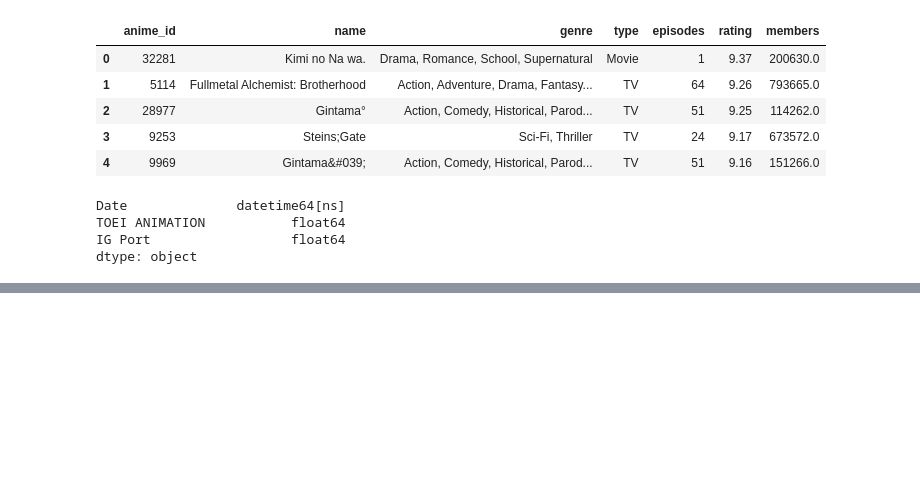
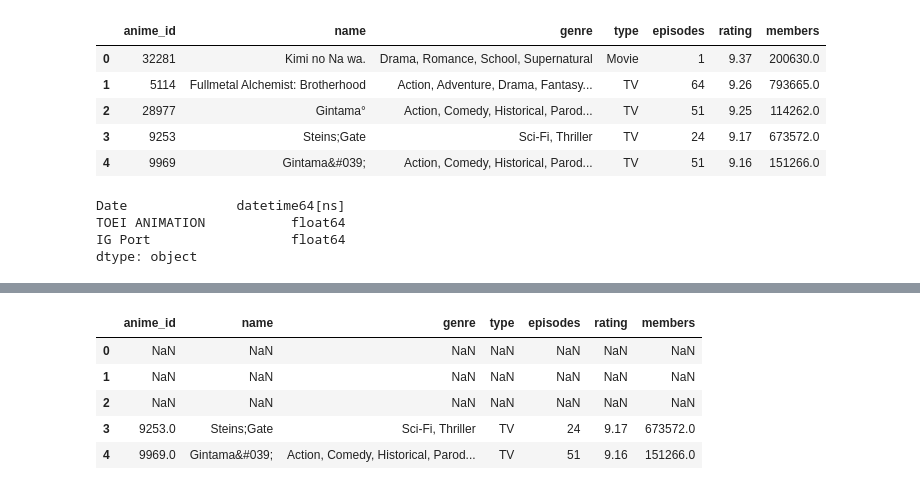
Before and after one commit to ikki02/Python, a Jupyter notebook: Pandas.ipynb, the cells around one changed output, grey strips where cells are left out. Cells and saved outputs as stored; diff of their text form; code cells hidden in the pictures; blank space fills up the shorter version.

```diff
--- a/Pandas.ipynb
+++ b/Pandas.ipynb
@@ -220,0 +252,12 @@ df = pd.read_csv(anime_csv, sep='\t')
+# %%
+# whereメソッドでデータを抽出する。
+# whereメソッドは該当しないデータをNaNで埋めたDataFrameを返す。
+
+df.where(df['rating'] < 9.2).head()
+# %% [output]
+|  | anime_id | name | genre | type | episodes | rating | members |
+| 0 | NaN | NaN | NaN | NaN | NaN | NaN | NaN |
+| 1 | NaN | NaN | NaN | NaN | NaN | NaN | NaN |
+| 2 | NaN | NaN | NaN | NaN | NaN | NaN | NaN |
+| 3 | 9253.0 | Steins;Gate | Sci-Fi, Thriller | TV | 24 | 9.17 | 673572.0 |
+| 4 | 9969.0 | Gintama&#039; | Action, Comedy, Historical, Parod... | TV | 51 | 9.16 | 151266.0 |
```
Also changed, not shown: parts of 8 cells of this notebook.
